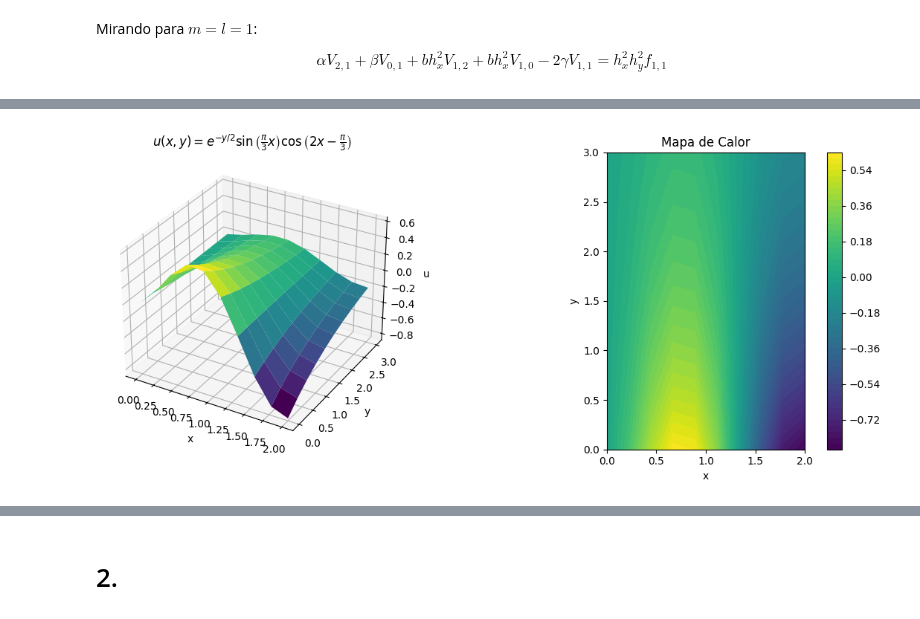
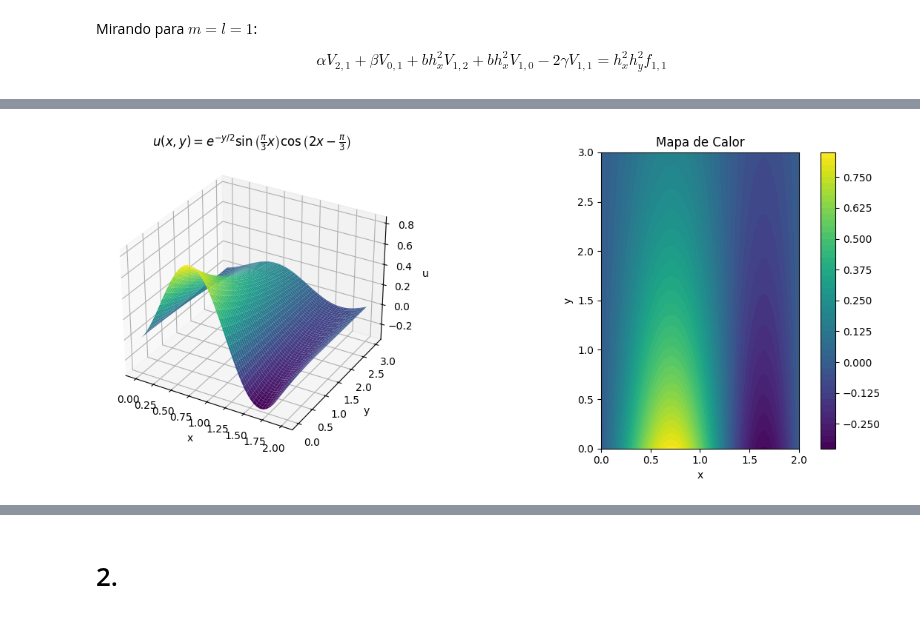
Before and after one commit to SamHuRo/solucion-numerica-de-EDP, a Jupyter notebook: Tareas/Tarea_04/tarea_03-Samuel_Huertas.ipynb, the cells around one changed output, grey strips where cells are left out. Saved outputs shown, nothing was run; the diff lists cells and outputs as text; code cells hidden in the pictures.

```diff
--- a/Tareas/Tarea_04/tarea_03-Samuel_Huertas.ipynb
+++ b/Tareas/Tarea_04/tarea_03-Samuel_Huertas.ipynb
@@ -131,40 +131,40 @@ from matplotlib import cm
 # %%
 # Definición de la solución exacta
 def u(x, y):
-    return np.exp(-y/2) * np.sin((np.pi/3) * x) * np.cos(2*x - np.pi/3)
+    return np.exp(-y/2) * np.sin((np.pi/2) * x) * np.cos(2*x - np.pi/3)
 
 # Rango de la gráfica
-x = np.linspace(0, 2, 10)
-y = np.linspace(0, 3, 10)
+x = np.linspace(0, 2, 100)
+y = np.linspace(0, 3, 100)
 X, Y = np.meshgrid(x, y)
 
 # Evaluación
 U = u(X, Y)
 
 # --- Gráfica en 3D ---
 fig = plt.figure(figsize=(12, 5))
 
 ax1 = fig.add_subplot(121, projection='3d')
 ax1.plot_surface(X, Y, U, cmap='viridis')
 
 ax1.set_title(r"$u(x,y)=e^{-y/2}\sin\left(\frac{\pi}{3}x\right)\cos\left(2x-\frac{\pi}{3}\right)$")
 ax1.set_xlabel("x")
 ax1.set_ylabel("y")
 ax1.set_zlabel("u")
 
 # --- Contorno 2D ---
 ax2 = fig.add_subplot(122)
 contour = ax2.contourf(X, Y, U, 50, cmap='viridis')
 ax2.set_xlabel("x")
 ax2.set_ylabel("y")
 ax2.set_title("Mapa de Calor")
 ax2.set_aspect("equal")
 fig.colorbar(contour, ax=ax2)
 
 plt.tight_layout()
 plt.show()
 # %% [output]
-[figure, old version]
+[figure, new version]
 # %%
 class EllipticPDESolver:
     """
```
Also changed, not shown: parts of 26 cells of this notebook, 4 other files.
